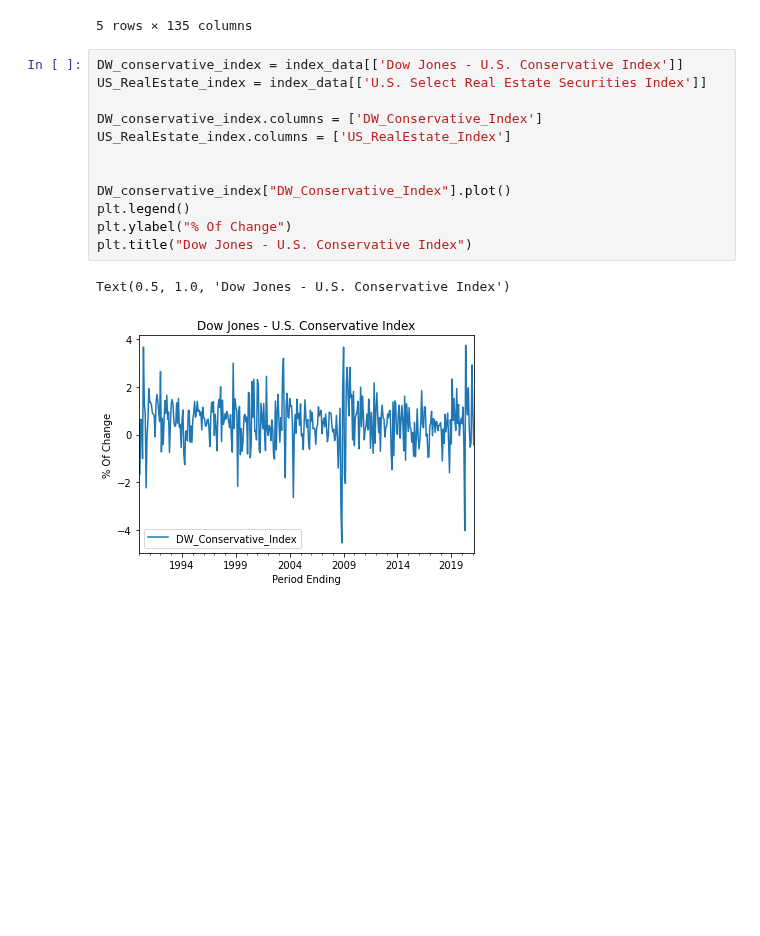
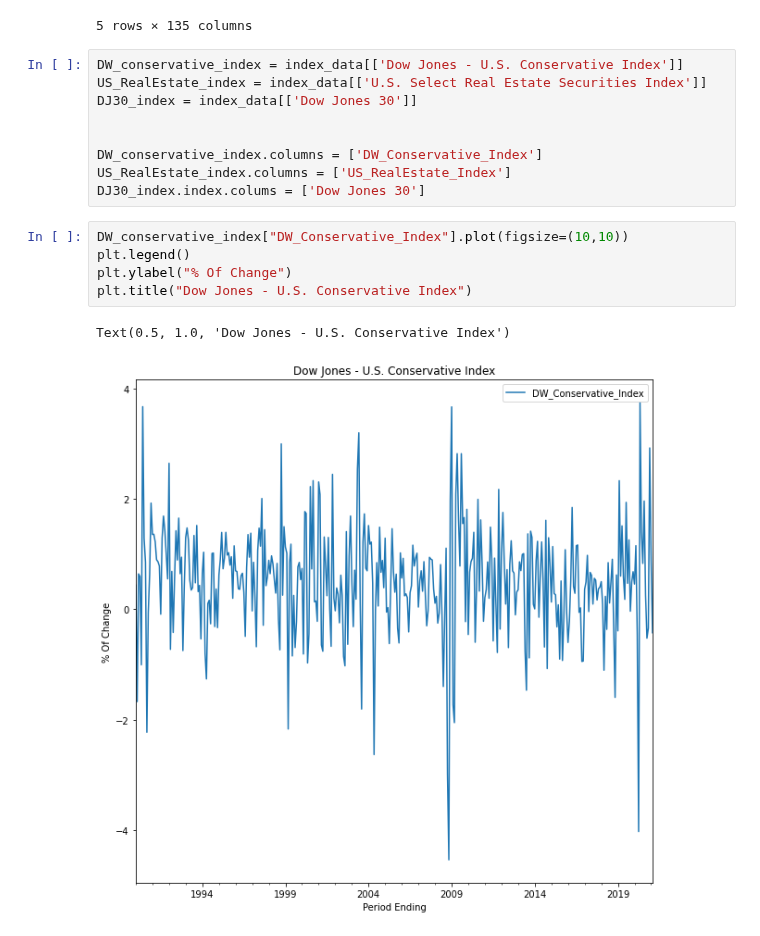
Before and after one commit to AlexNoonan-Syracuse/BigDataProject, a Jupyter notebook: RC_IST718_Final_Project.ipynb, the cells around one changed output. Drawn from its saved outputs; the diff is of its cells as text; blank space fills up the shorter version.

```diff
--- a/RC_IST718_Final_Project.ipynb
+++ b/RC_IST718_Final_Project.ipynb
@@ -153,16 +160,18 @@ pitchbook.head()
 # %%
 DW_conservative_index = index_data[['Dow Jones - U.S. Conservative Index']]
 US_RealEstate_index = index_data[['U.S. Select Real Estate Securities Index']]
+DJ30_index = index_data[['Dow Jones 30']]
+
 
 DW_conservative_index.columns = ['DW_Conservative_Index']
 US_RealEstate_index.columns = ['US_RealEstate_Index']
-
-
-DW_conservative_index["DW_Conservative_Index"].plot()
-plt.legend()
-plt.ylabel("% Of Change")
-plt.title("Dow Jones - U.S. Conservative Index")
+DJ30_index.index.colums = ['Dow Jones 30']
-# %% [output]
-Text(0.5, 1.0, 'Dow Jones - U.S. Conservative Index')
-[figure, removed]
+# %%
+DW_conservative_index["DW_Conservative_Index"].plot(figsize=(10,10))
+plt.legend()
+plt.ylabel("% Of Change")
+plt.title("Dow Jones - U.S. Conservative Index")
+# %% [output]
+Text(0.5, 1.0, 'Dow Jones - U.S. Conservative Index')
+[figure, added]
 # %%
```
Also changed, not shown: parts of 12 cells of this notebook.
